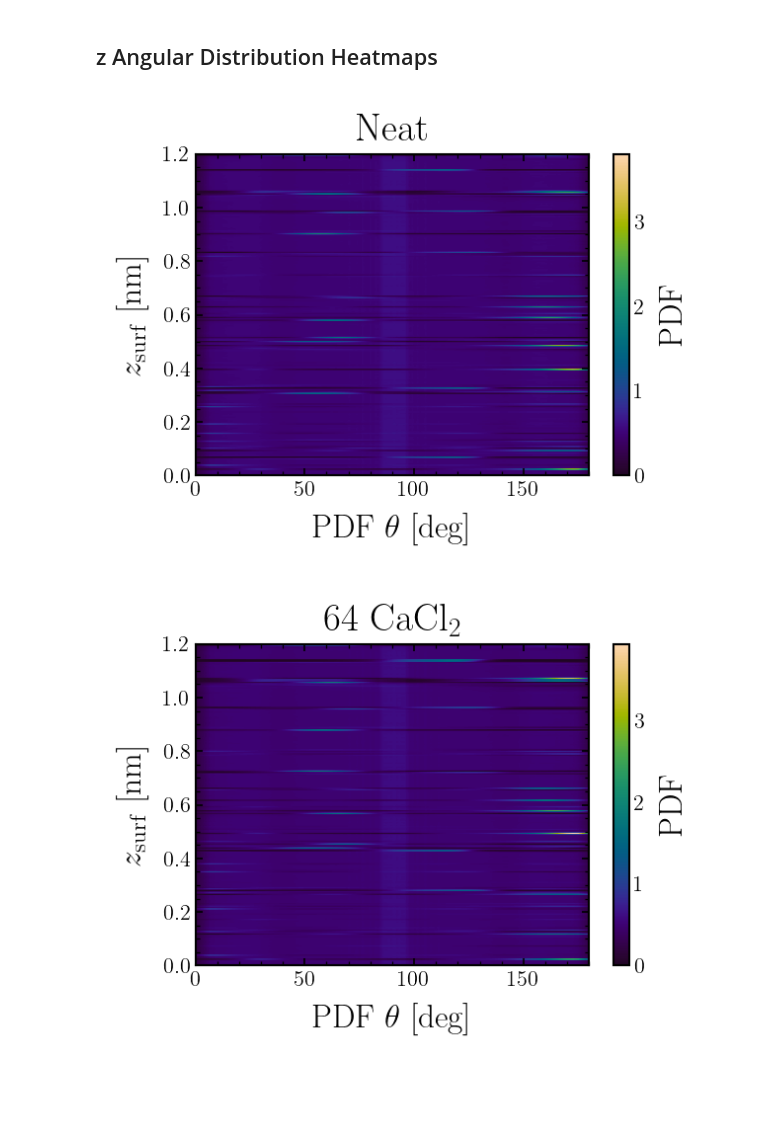
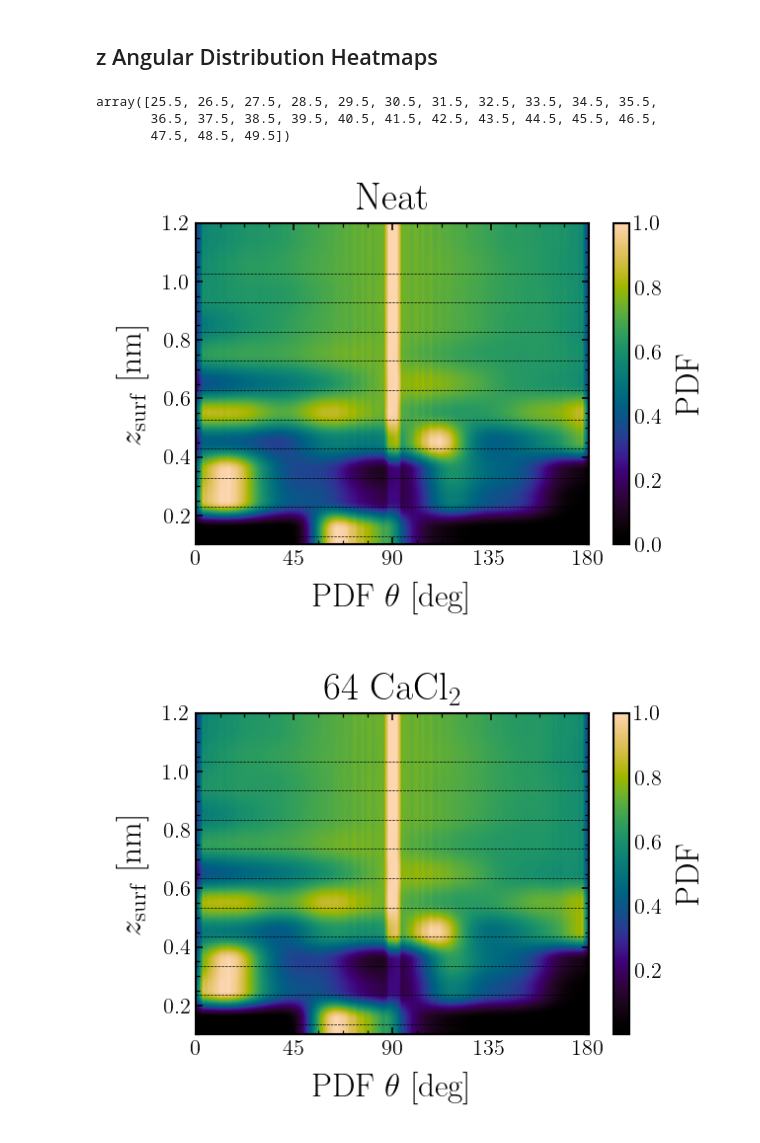
Before and after one commit to CarvFS/Analysis-Polyelectrolyte-Surface-Adsorption, a Jupyter notebook: analysis/4-no-PE/notebooks/axial_density.ipynb, the cells around one changed output. Saved outputs shown, nothing was run; the diff lists cells and outputs as text; code cells hidden in the pictures; blank space fills up the shorter version.

Commit message:
bug fixes on angular distribution calculation and plot updates

```diff
--- a/analysis/4-no-PE/notebooks/axial_density.ipynb
+++ b/analysis/4-no-PE/notebooks/axial_density.ipynb
@@ -142,7 +142,7 @@ def load_simulations(data_path: Path, labels: list[str]) -> list[Sim]:
 
             # find all solvent orientation files
             dir_orient = sampling_method / "mdanalysis_angulardistribution/data"
-            files_orient = list(dir_orient.glob(file_pattern))
+            files_orient = sorted(list(dir_orient.glob(file_pattern)))
             z_min_orient = [float(x.name.split("-")[2].split("_")[0]) for x in files_orient]
             z_max_orient = [float(x.name.split("-")[3].split("_")[0]) for x in files_orient]
             if verbose:
@@ -539,34 +570,50 @@ plt.show()
 [figure]
 # %% [markdown]
 ## z Angular Distribution Heatmaps
+# %%
+(sims[0].z_sol_orient_zmin + sims[0].z_sol_orient_zmax) / 2
+# %% [output]
+array([25.5, 26.5, 27.5, 28.5, 29.5, 30.5, 31.5, 32.5, 33.5, 34.5, 35.5,
+       36.5, 37.5, 38.5, 39.5, 40.5, 41.5, 42.5, 43.5, 44.5, 45.5, 46.5,
+       47.5, 48.5, 49.5])
 # %%
-cmap = cmr.get_sub_cmap("cmr.rainforest", 0.1, 0.9)
-window = 10
+cmap = cmr.get_sub_cmap("cmr.rainforest", 0.0, 0.9)
+window = 5
 
 for sim in sims:
     fig, ax = plt.subplots()
     figname = f"angular_distribution_{sim.name}"
     ax.set_xlabel(r"PDF $\theta$ [deg]")
     ax.set_ylabel(r"$z_{\mathrm{surf}}$ [nm]")
+    ax.set_xticks([0, 45, 90, 135, 180])
+    ax.set_xlim(0, 180)
 
     # get the z-coordinate of the solvent orientation data
-    z_coord = (sim.z_sol_orient_zmin + sim.z_sol_orient_zmax) / 2.0
-    z = (z_coord - sim.z_surface_pos) / 10.0
-    theta_coord = sim.z_sol_orient[0]["bin_centers"]
+    z = (sim.z_sol_orient_zmin + sim.z_sol_orient_zmax) / 2.0
+    z_coord = (z - sim.z_surface_pos) / 10.0
+    z_coord = z_coord[z_coord <= zmax]
+    theta_coord = np.degrees(sim.z_sol_orient[0]["bin_centers"])[::-1]
 
     # make meshgrid
-    XX, YY = np.meshgrid(theta_coord, z)
+    XX, YY = np.meshgrid(theta_coord, z_coord)
     Z = np.zeros_like(XX)
     for i, line in enumerate(sim.z_sol_orient):
-        Z[i, :] = np.convolve(line["angle_density"], np.ones(window), "same") / window
+        if i >= len(z_coord):
+            break
+        Z[i, :] = np.convolve(line["angle_density"][::-1], np.ones(window), "same") / window
+        Z[i, :] = Z[i, :] / np.max(Z[i, :])
     data = {"XX": XX.ravel(), "YY": YY.ravel(), "Z": Z.ravel()}
 
     # plot the data
-    im = ax.imshow(Z, cmap=cmap, aspect="auto", extent=[0, 180, 0.0, 1.2])
+    im = ax.imshow(Z, cmap=cmap, aspect="auto", origin="lower", extent=[theta_coord[0], theta_coord[-1], zmin, zmax])
     fig.colorbar(im, ax=ax, label="PDF")
+
+    for z in z_coord[:10]:
+        ax.axhline(z, color="black", linestyle="--", linewidth=0.5)
+
     ax.set_title(sim.label)
     fig.tight_layout()
     save_fig(data, fig, figname, dir_dat, dir_fig, fig_ext, fig_args)
 # %% [output]
-[figure, old version]
+[figure, new version]
-[figure, old version]
+[figure, new version]
```
Also changed, not shown: parts of 4 cells of this notebook, 2 other files.
